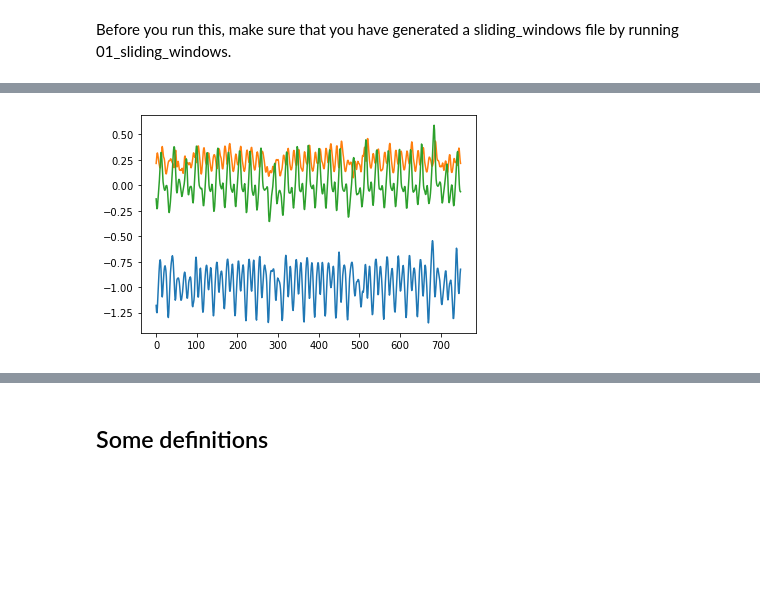
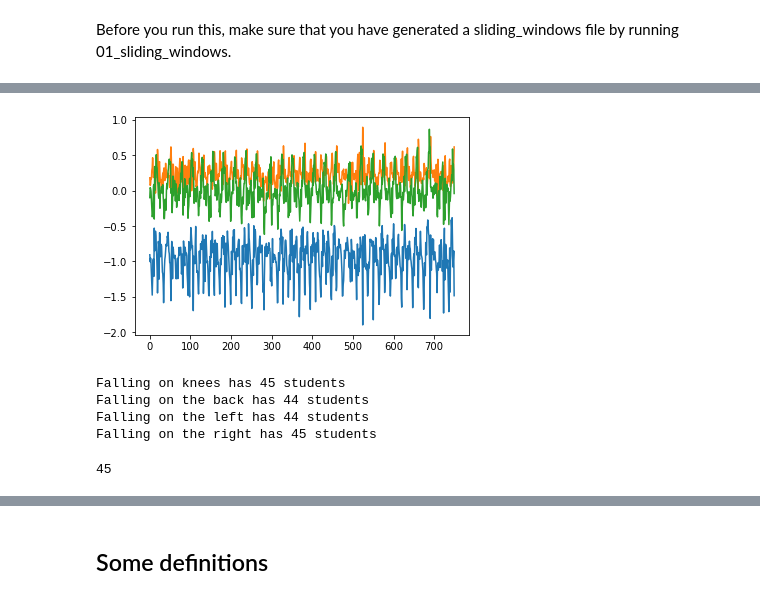
Before and after one commit to gwenty/pdiot-activity-tracker, a Jupyter notebook: ml/notebooks/03_training_full_model_thingy_gwen_exp.ipynb, the cells around one changed output, grey strips where cells are left out. Cells and saved outputs as stored; diff of their text form; code cells hidden in the pictures; blank space fills up the shorter version.

```diff
--- a/ml/notebooks/03_training_full_model_thingy_gwen_exp.ipynb
+++ b/ml/notebooks/03_training_full_model_thingy_gwen_exp.ipynb
@@ -67,5 +65,20 @@ plot_by_id(smooth7_final_sliding_windows_thingy, 'Thingy_s1541031_Climbing stair
 # %%
 # plot_by_id(smooth7_final_sliding_windows_respeck, 'Respeck_s1541031_Climbing stairs_06-10-2021_11-25-43')
-plot_by_id(smooth9_final_sliding_windows_thingy, 'Thingy_s1541031_Climbing stairs_06-10-2021_11-27-07')
+plot_by_id(final_sliding_windows_thingy, 'Thingy_s1541031_Climbing stairs_06-10-2021_11-27-07')
 # %% [output]
-[figure, old version]
+[figure, new version]
+# %%
+# How many stduents recorded the falling activities?
+falling_activities = [ac for ac in final_sliding_windows_thingy['activity_type'].unique() if 'Falling' in ac]
+students = []
+for f in falling_activities:
+    f_df = final_sliding_windows_thingy[final_sliding_windows_thingy['activity_type'] == f]
+    students += list(f_df['subject_id'].unique())
+    print('{} has {} students'.format(f,len(f_df['subject_id'].unique())))
+len(np.unique(students))
+# %% [output]
+Falling on knees has 45 students
+Falling on the back has 44 students
+Falling on the left has 44 students
+Falling on the right has 45 students
+45
```
Also changed, not shown: parts of 2 cells of this notebook, 6 other files.
